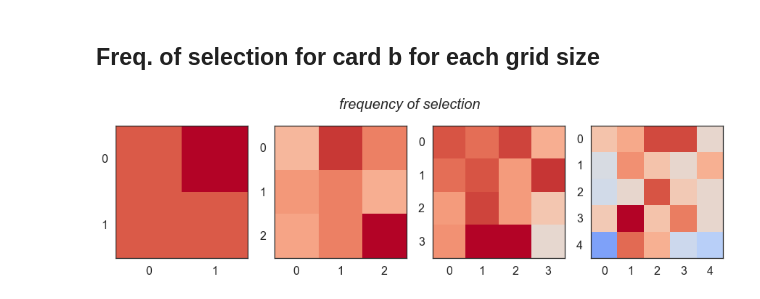
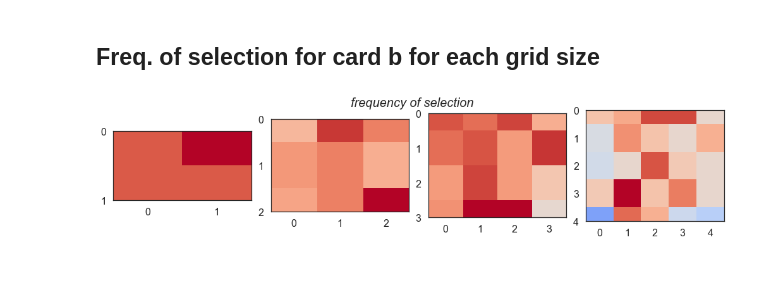
Before and after one commit to aidapiccato/concentration-game-mworks, a Jupyter notebook: unpack_data_ios_v2.ipynb, the cells around one changed output. Drawn from its saved outputs; the diff is of its cells as text; code cells hidden in the pictures; blank space fills up the shorter version.

```diff
--- a/unpack_data_ios_v2.ipynb
+++ b/unpack_data_ios_v2.ipynb
@@ -123,18 +128,15 @@ plt.show()
 # %%
 df = pd.concat([behave.scalar.card_b, behave.scalar.n_pairs], axis=1)
 df = df[df.card_b != None]
 n_touches = df.groupby(['n_pairs', 'card_b']).apply(len).unstack()
 total_touches = df.groupby(['n_pairs']).apply(len)
-f, axs = plt.subplots(1, 4, figsize=(15, 6))
-n_pairs = [2, 4, 8, 12]
-n_imgs = [4, 9, 16, 25]
-grid_dims = [[2, 2], [3, 3], [4, 4], [5, 5]]
+f, axs = plt.subplots(1, 4, figsize=(14, 10))
 for i, n in enumerate(n_pairs):
     freqs = n_touches.iloc[i, :n_imgs[i]]/total_touches.iloc[i, ]
-    img = axs[i].imshow(freqs.values.reshape(grid_dims[i])/np.amax(freqs.values), cmap='coolwarm', vmin=0, vmax=1)
+    img = axs[i].imshow(freqs.values.reshape(grid_dims[i])/np.amax(freqs.values), cmap='coolwarm', interpolation='none', aspect=1, vmin=0, vmax=1)
     axs[i].set_xticks(np.arange(grid_dims[i][0]))
     axs[i].set_yticks(np.arange(grid_dims[i][0]))
-plt.suptitle('frequency of selection', y=0.8, style='italic', fontsize=20)
-plt.show()
+plt.suptitle('frequency of selection', y=0.65, style='italic', fontsize=20)
+plt.tight_layout()
 # %% [output]
-[figure, old version]
+[figure, new version]
```
Also changed, not shown: parts of 3 cells of this notebook, 5 other files.
